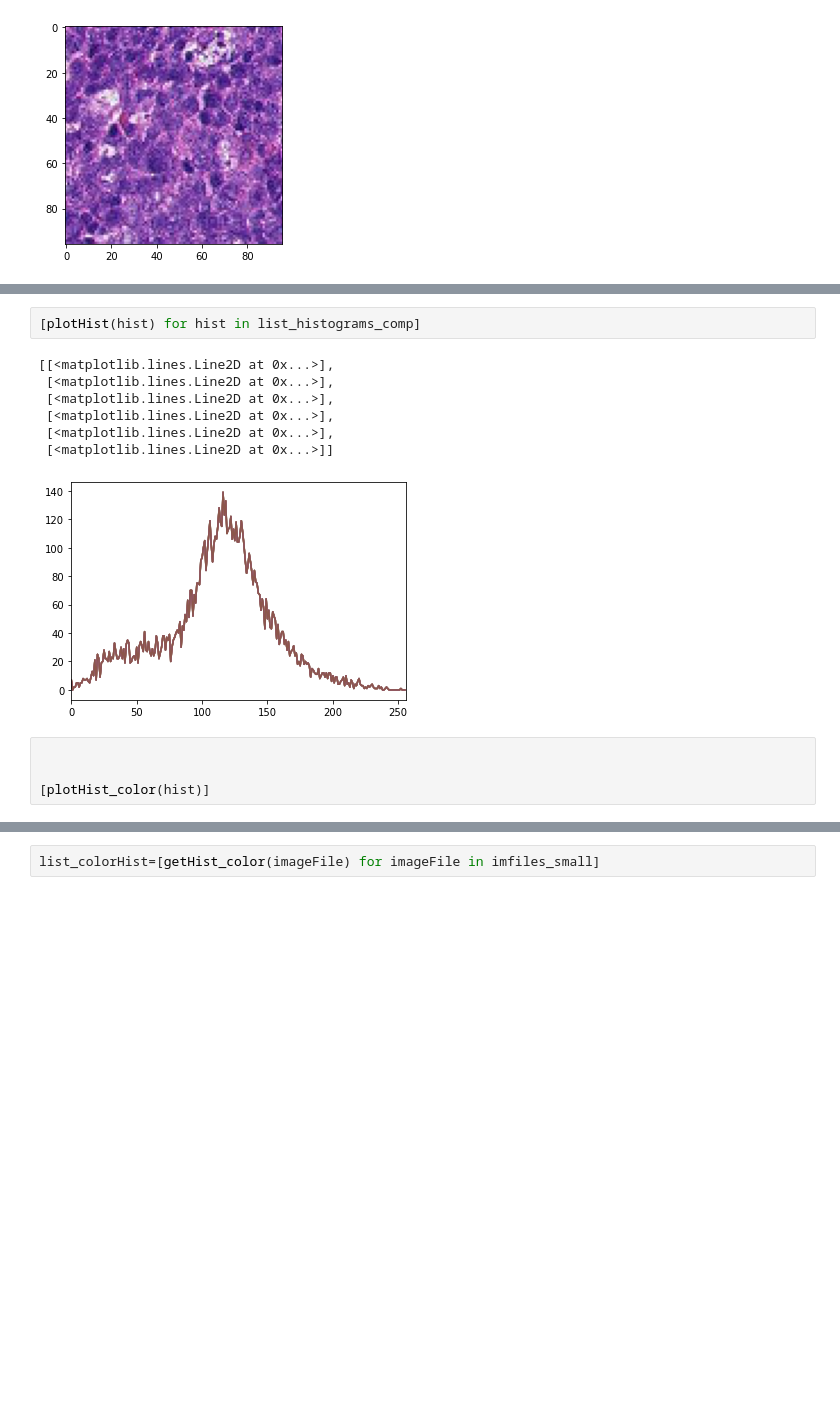
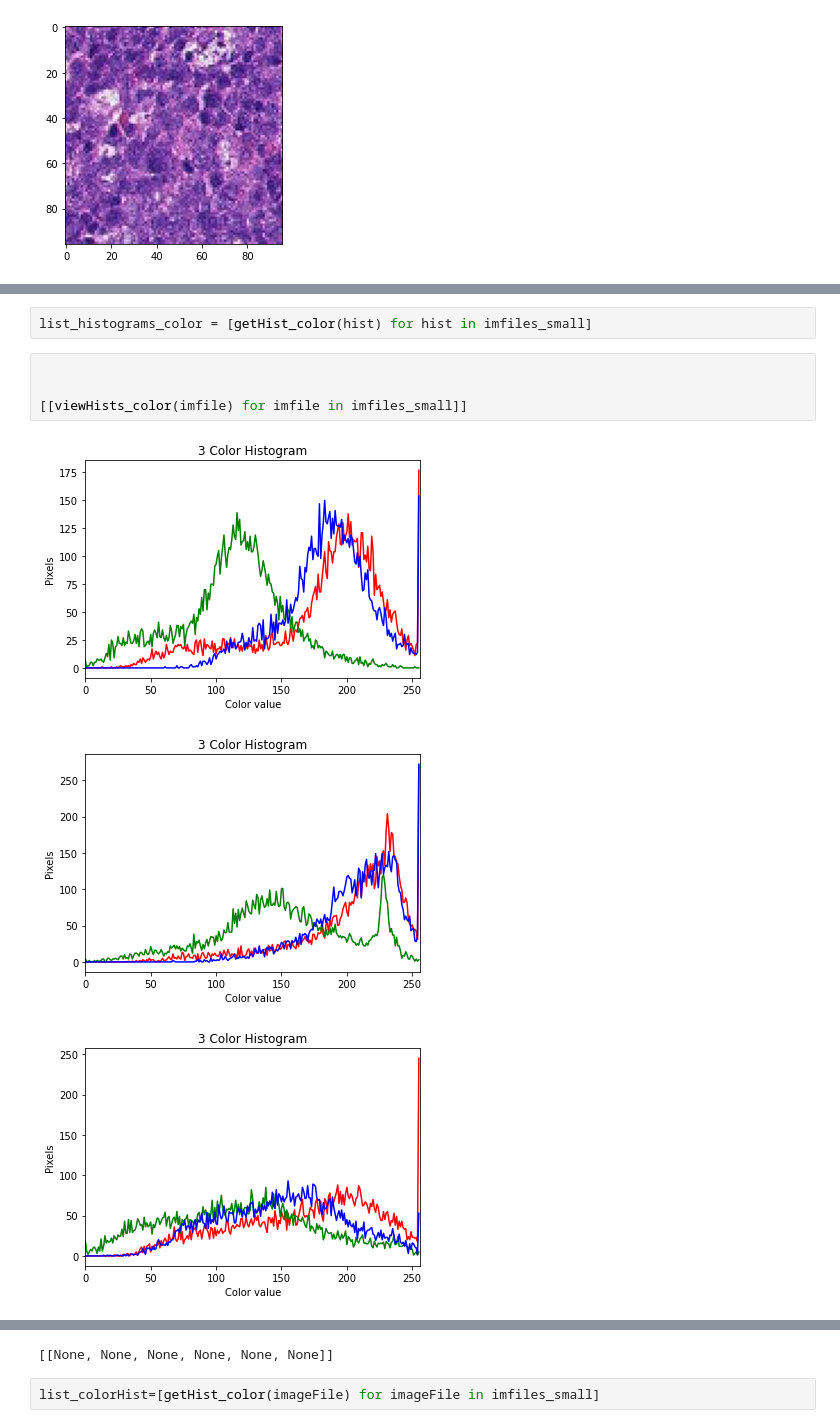
Before and after one commit to johnalanwillis/ilc-nodalMet-ML, a Jupyter notebook: code/Exploring-Segmentation.ipynb, the cells around one changed output, grey strips where cells are left out. Cells and saved outputs as stored; diff of their text form; blank space fills up the shorter version.

```diff
--- a/code/Exploring-Segmentation.ipynb
+++ b/code/Exploring-Segmentation.ipynb
@@ -119,14 +141,10 @@ plotHist(a)
 # %%
-[plotHist(hist) for hist in list_histograms_comp]
+list_histograms_color = [getHist_color(hist) for hist in imfiles_small]
-# %% [output]
-[[<matplotlib.lines.Line2D at 0x...>],
- [<matplotlib.lines.Line2D at 0x...>],
- [<matplotlib.lines.Line2D at 0x...>],
- [<matplotlib.lines.Line2D at 0x...>],
- [<matplotlib.lines.Line2D at 0x...>],
- [<matplotlib.lines.Line2D at 0x...>]]
-[figure, removed]
-# %%
-
-
-[plotHist_color(hist)]
+# %%
+
+
+[[viewHists_color(imfile) for imfile in imfiles_small]]
+# %% [output]
+[figure, added]
+[figure, added]
+[figure, added]
@@ -133,2 +154,3 @@ plotHist(a)
+[[None, None, None, None, None, None]]
 # %%
 list_colorHist=[getHist_color(imageFile) for imageFile in imfiles_small]
```
Also changed, not shown: parts of 23 cells of this notebook, 1 other file.
